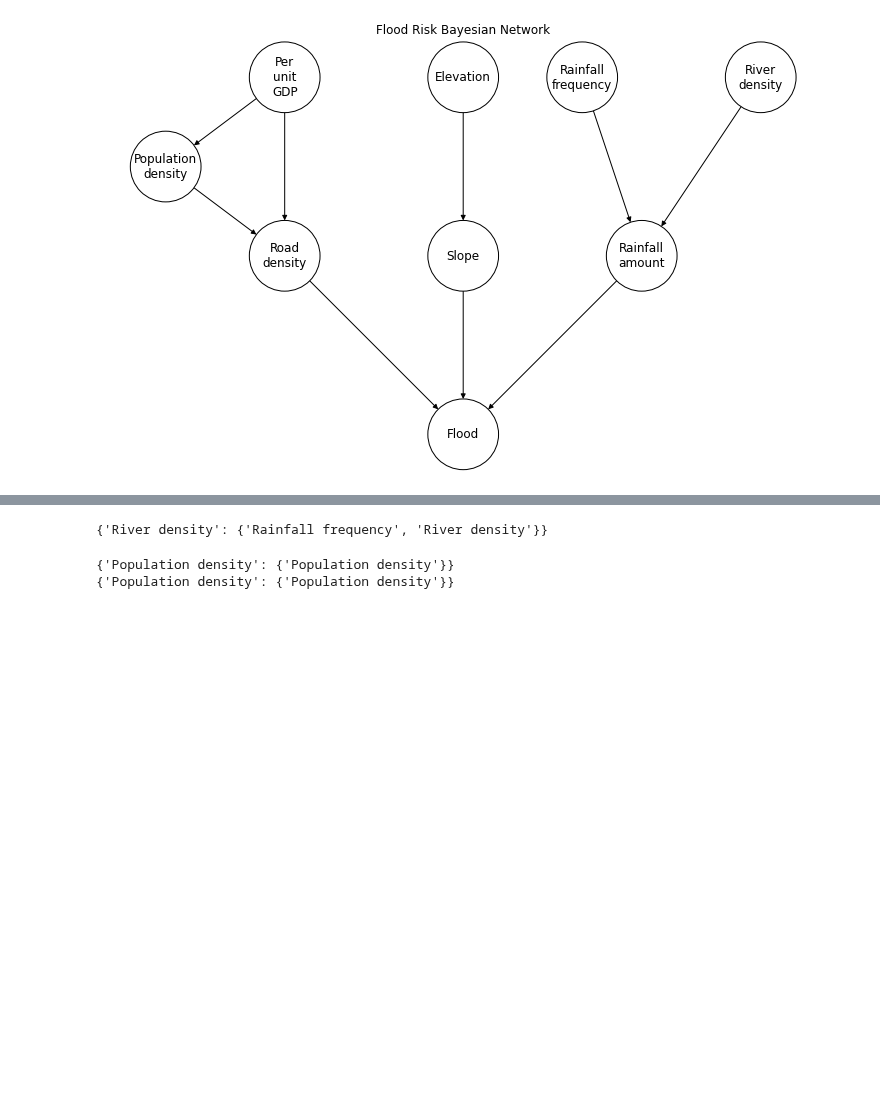
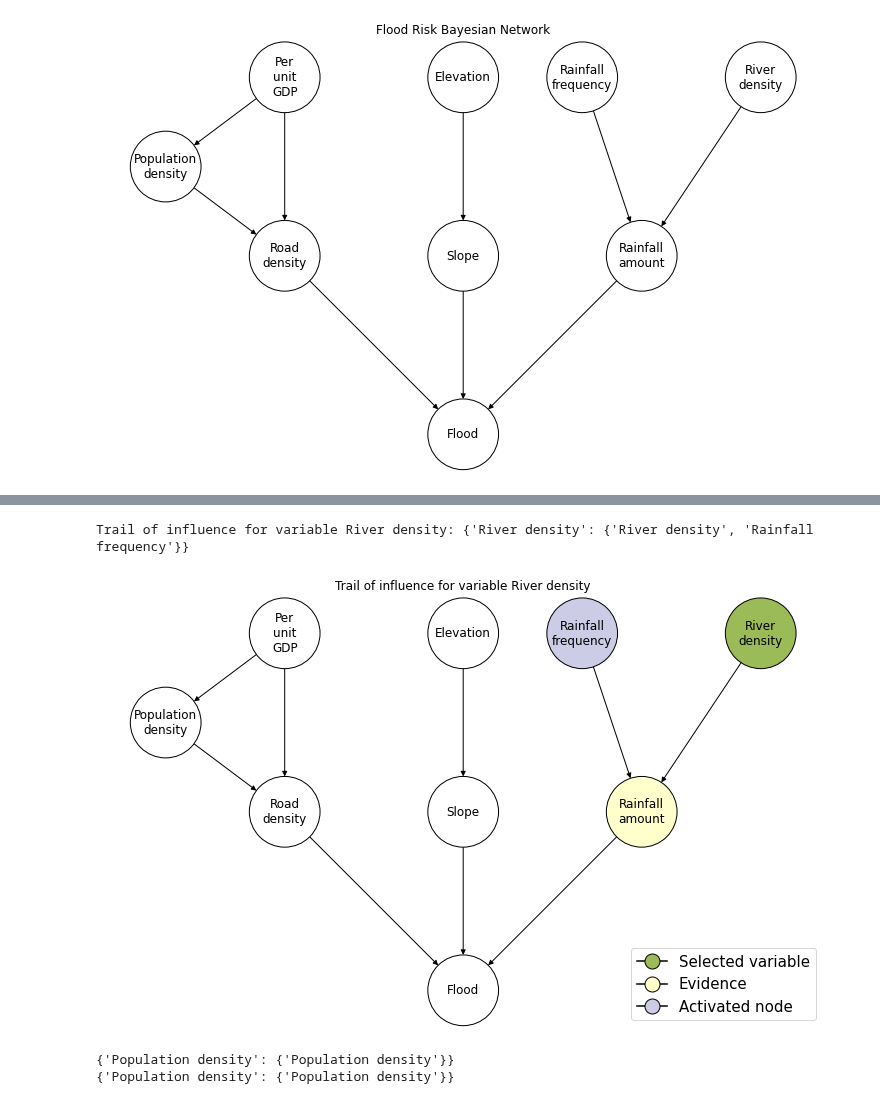
Before and after one commit to RiccardoSpolaor/Flood-disaster-prediction, a Jupyter notebook: Flooding Disaster Prediction.ipynb, the cells around one changed output, grey strips where cells are left out. Saved outputs shown, nothing was run; the diff lists cells and outputs as text; code cells hidden in the pictures; blank space fills up the shorter version.

Commit message:
plots updated

```diff
--- a/Flooding Disaster Prediction.ipynb
+++ b/Flooding Disaster Prediction.ipynb
@@ -238,9 +238,12 @@ for v in variables:
 # %%
 # v- structure activated from the evidence therefore river density
 # influences rainfall frequency because rainfall amount is in the evidence
-model.active_trail_nodes(RIVER_DENSITY, observed=RAINFALL_AMOUNT)
+active_trail_nodes = model.active_trail_nodes(RIVER_DENSITY, observed=RAINFALL_AMOUNT)
+print(f'Trail of influence for variable {RIVER_DENSITY}: {active_trail_nodes}')
+display_v_structure(model, RIVER_DENSITY, RAINFALL_AMOUNT, active_trail_nodes)
 # %% [output]
-{'River density': {'Rainfall frequency', 'River density'}}
+Trail of influence for variable River density: {'River density': {'River density', 'Rainfall frequency'}}
+[figure, added]
 # %%
 print(model.active_trail_nodes(POPULATION_DENSITY, observed=[ROAD_DENSITY, PER_UNIT_GDP]))
 print(model.active_trail_nodes(POPULATION_DENSITY, observed=[ROAD_DENSITY, PER_UNIT_GDP]))
```
Also changed, not shown: parts of 22 cells of this notebook, 1 other file.
